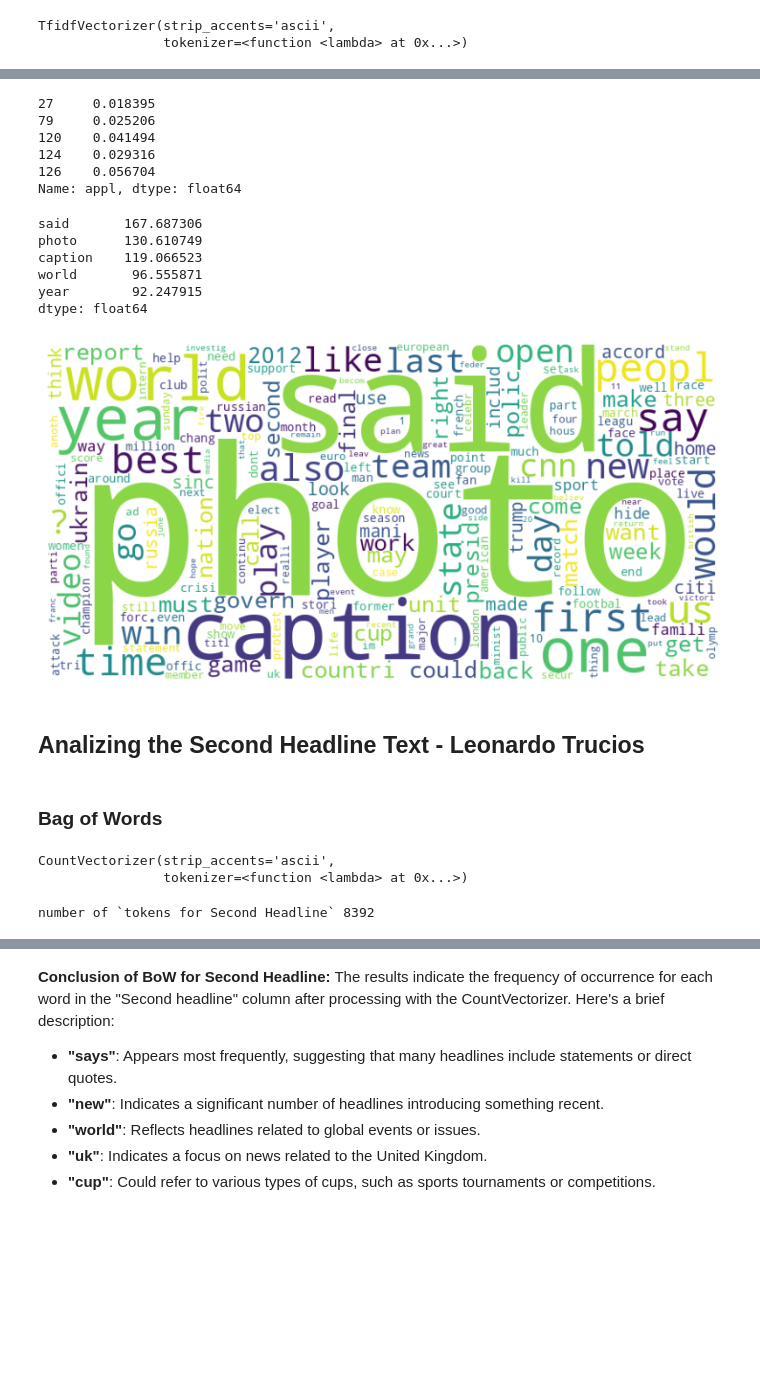
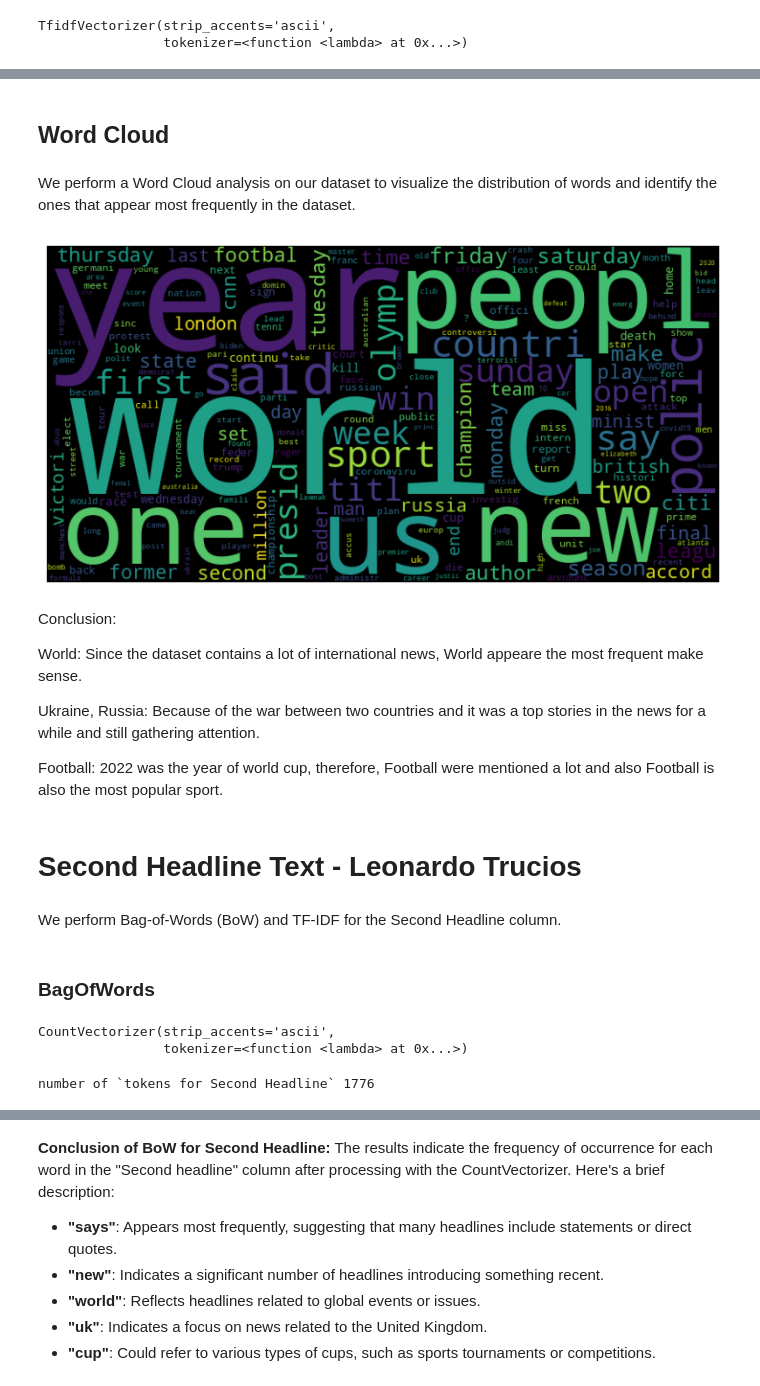
Before and after one commit to mwangcy/BA820, a Jupyter notebook: Project_BA820/Project_BA820.ipynb, the cells around one changed output, grey strips where cells are left out. Cells and saved outputs as stored; diff of their text form; code cells hidden in the pictures; blank space fills up the shorter version.

```diff
--- a/Project_BA820/Project_BA820.ipynb
+++ b/Project_BA820/Project_BA820.ipynb
@@ -194,4 +239,4 @@ Name: Section, dtype: int64
 # %%
-df = df.sample(frac=0.15, random_state = 327)
+df = df.sample(frac=0.01, random_state = 327)
 # %% [markdown]
 ## Pre-Processing
@@ -377,0 +440,7 @@ plt.show()
+# %%
+cv_description = CountVectorizer(strip_accents = "ascii", tokenizer = lambda x: stemming_processing(x))
+
+cv_description.fit(df["Description"])
+
+#print('number of `tokens`', len(cv_description.vocabulary_))
+#cv_description.vocabulary_
@@ -446,35 +524,33 @@ tfidf_artext
-# %%
-tfidf_artext[tfidf_artext["appl"] > 0]["appl"].head()
-# %% [output]
-27     0.018395
-79     0.025206
-120    0.041494
-124    0.029316
-126    0.056704
-Name: appl, dtype: float64
-# %%
-tfidf_artext.sum(axis = 0).sort_values(ascending = False).head()
-# %% [output]
-said       167.687306
-photo      130.610749
-caption    119.066523
-world       96.555871
-year        92.247915
-dtype: float64
+# %% [markdown]
+## Word Cloud
+# %% [markdown]
+
+We perform a Word Cloud analysis on our dataset to visualize the distribution of words and identify the ones that appear most frequently in the dataset.
 # %%
-word_freq = bow_artext.sum(axis=0).sort_values(ascending=False).to_dict()
-wordcloud = WordCloud(width=800, height=400, background_color='white').generate_from_frequencies(word_freq)
+word_freq_description = bow_description.sum(axis=0).sort_values(ascending=False).to_dict()
+wordcloud_description = WordCloud(width=800, height=400, background_color='black').generate_from_frequencies(word_freq_description)
 
 plt.figure(figsize=(10, 5))
-plt.imshow(wordcloud, interpolation='bilinear')
+plt.imshow(wordcloud_description, interpolation='bilinear')
 plt.axis('off')
 plt.show()
 # %% [output]
-[figure, old version]
+[figure, new version]
+# %% [markdown]
+Conclusion:
+
+
+World: Since the dataset contains a lot of international news, World appeare the most frequent make sense.
+
+Ukraine, Russia: Because of the war between two countries and it was a top stories in the news for a while and still gathering attention.
+
+Football: 2022 was the year of world cup, therefore, Football were mentioned a lot and also Football is also the most popular sport.
 # %% [markdown]
-## **Analizing the Second Headline Text - Leonardo Trucios**
+# Second Headline Text - Leonardo Trucios
-# %% [markdown]
-### Bag of Words
+# %% [markdown]
+We perform Bag-of-Words (BoW) and TF-IDF for the Second Headline column.
+# %% [markdown]
+### BagOfWords
 # %%
 cv_second_headline = CountVectorizer(strip_accents = "ascii", tokenizer = lambda x: stemming_processing(x))
 
@@ -485,7 +561,7 @@ CountVectorizer(strip_accents='ascii',
 # %%
 print('number of `tokens for Second Headline`', len(cv_second_headline.vocabulary_))
 # %% [output]
-number of `tokens for Second Headline` 8392
+number of `tokens for Second Headline` 1776
 # %%
 dtm_2 = cv_second_headline.transform(df["Second headline"])
 bow_second_headline = pd.DataFrame(dtm_2.toarray(), columns=cv_second_headline.get_feature_names_out())
```
Also changed, not shown: parts of 104 cells of this notebook.
